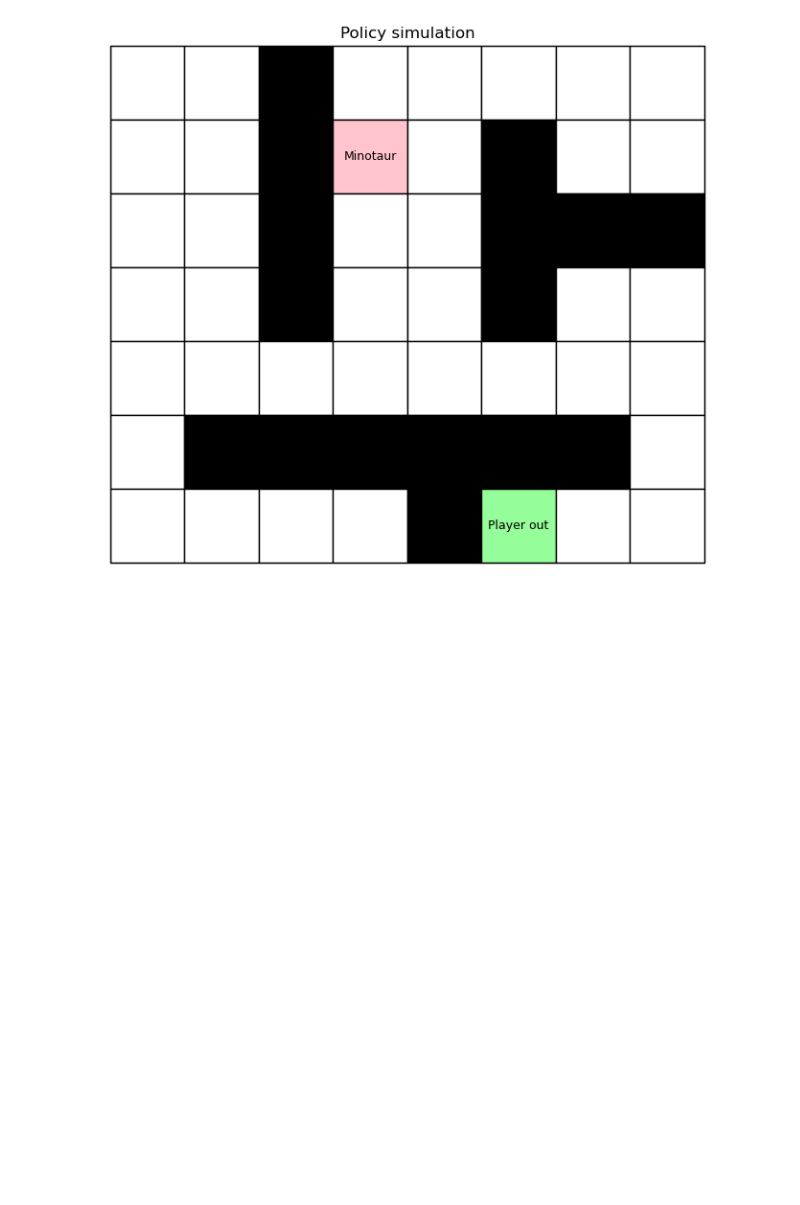
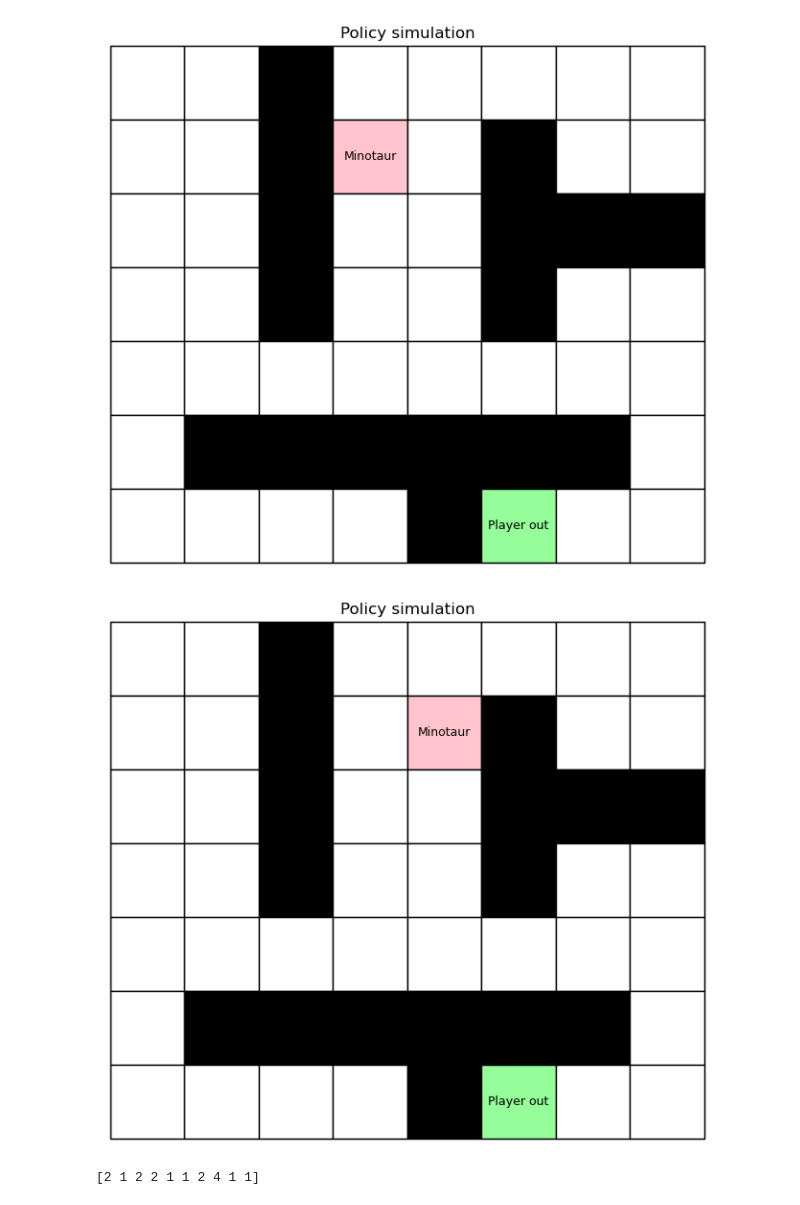
Before and after one commit to philippkatterbach/el2805, a Jupyter notebook: lab1/problem1/Mazerunner.ipynb, the cells around one changed output. Saved outputs shown, nothing was run; the diff lists cells and outputs as text; code cells hidden in the pictures; blank space fills up the shorter version.

```diff
--- a/lab1/problem1/Mazerunner.ipynb
+++ b/lab1/problem1/Mazerunner.ipynb
@@ -81,3 +136,11 @@ if (path[-1][0], path[-1][1]) == (6, 5):
 # %% [output]
 Successful run
 [figure]
+# %%
+env = Maze(maze, min_stay=True)
+T = 20
+# %%
+path = env.simulate(start, policy, 'DynProg')
+animate_solution(maze, path)
+# %% [output]
+[figure, added]
@@ -83,0 +149,4 @@ Successful run
+# %%
+print(z)
+# %% [output]
+[2 1 2 2 1 1 2 4 1 1]
```
Also changed, not shown: parts of 14 cells of this notebook, 1 other file.
